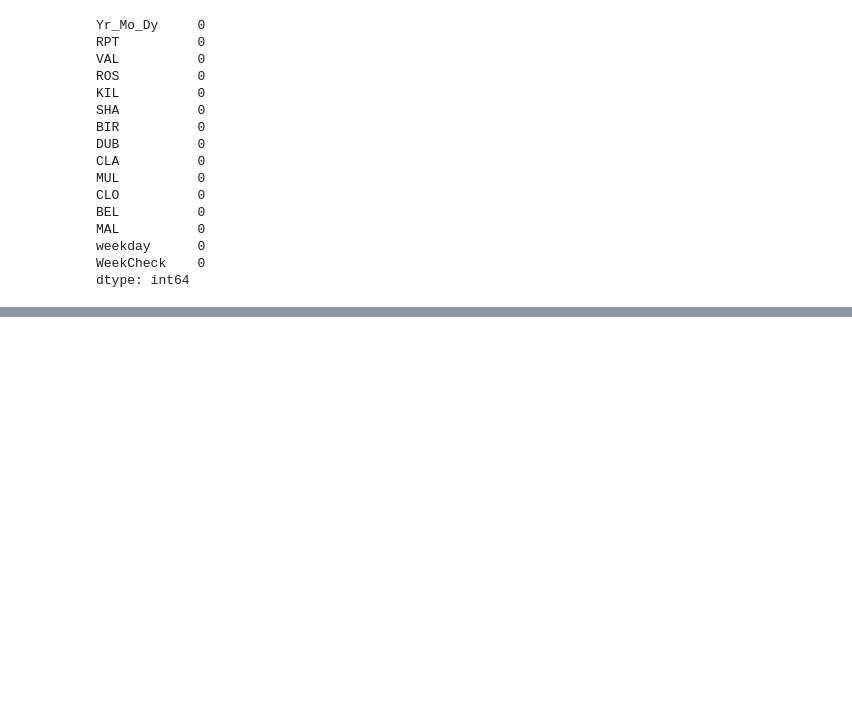
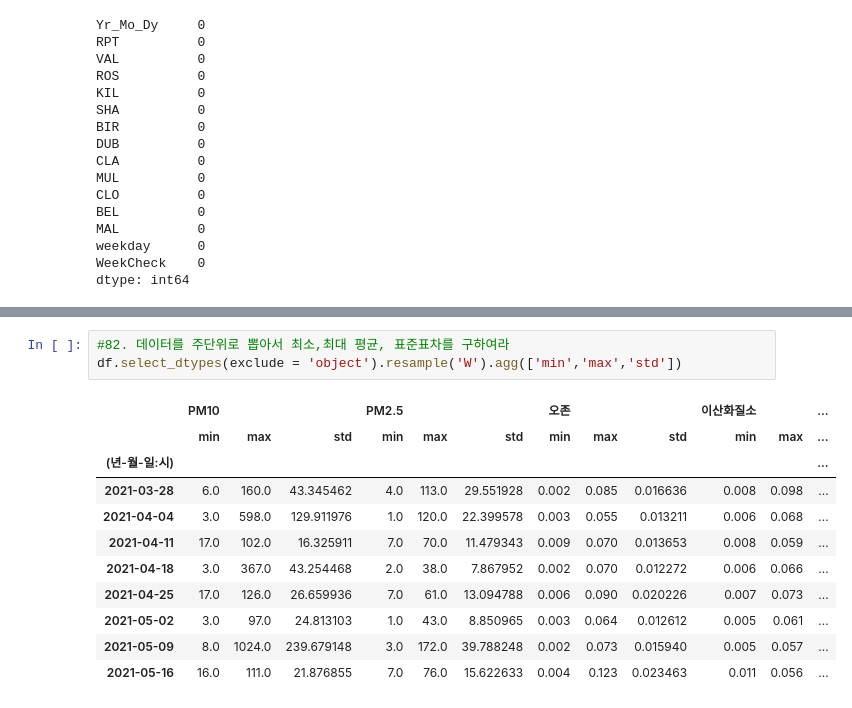
Before and after one commit to Rasangjoon/workspace, a Jupyter notebook: practice/20240404.ipynb, the cells around one changed output, grey strips where cells are left out. Drawn from its saved outputs; the diff is of its cells as text; blank space fills up the shorter version.

```diff
--- a/practice/20240404.ipynb
+++ b/practice/20240404.ipynb
@@ -1100,0 +1305,15 @@ dtype: int64
+# %%
+#82. 데이터를 주단위로 뽑아서 최소,최대 평균, 표준표차를 구하여라
+df.select_dtypes(exclude = 'object').resample('W').agg(['min','max','std'])
+# %% [output]
+|  | PM10 |  |  | PM2.5 |  |  | 오존 |  |  | 이산화질소 |  | ... |
+|  | min | max | std | min | max | std | min | max | std | min | max | ... |
+| (년-월-일:시) |  |  |  |  |  |  |  |  |  |  |  | ... |
+| 2021-03-28 | 6.0 | 160.0 | 43.345462 | 4.0 | 113.0 | 29.551928 | 0.002 | 0.085 | 0.016636 | 0.008 | 0.098 | ... |
+| 2021-04-04 | 3.0 | 598.0 | 129.911976 | 1.0 | 120.0 | 22.399578 | 0.003 | 0.055 | 0.013211 | 0.006 | 0.068 | ... |
+| 2021-04-11 | 17.0 | 102.0 | 16.325911 | 7.0 | 70.0 | 11.479343 | 0.009 | 0.070 | 0.013653 | 0.008 | 0.059 | ... |
+| 2021-04-18 | 3.0 | 367.0 | 43.254468 | 2.0 | 38.0 | 7.867952 | 0.002 | 0.070 | 0.012272 | 0.006 | 0.066 | ... |
+| 2021-04-25 | 17.0 | 126.0 | 26.659936 | 7.0 | 61.0 | 13.094788 | 0.006 | 0.090 | 0.020226 | 0.007 | 0.073 | ... |
+| 2021-05-02 | 3.0 | 97.0 | 24.813103 | 1.0 | 43.0 | 8.850965 | 0.003 | 0.064 | 0.012612 | 0.005 | 0.061 | ... |
+| 2021-05-09 | 8.0 | 1024.0 | 239.679148 | 3.0 | 172.0 | 39.788248 | 0.002 | 0.073 | 0.015940 | 0.005 | 0.057 | ... |
+| 2021-05-16 | 16.0 | 111.0 | 21.876855 | 7.0 | 76.0 | 15.622633 | 0.004 | 0.123 | 0.023463 | 0.011 | 0.056 | ... |
```
Also changed, not shown: parts of 21 cells of this notebook, 1 other file.
